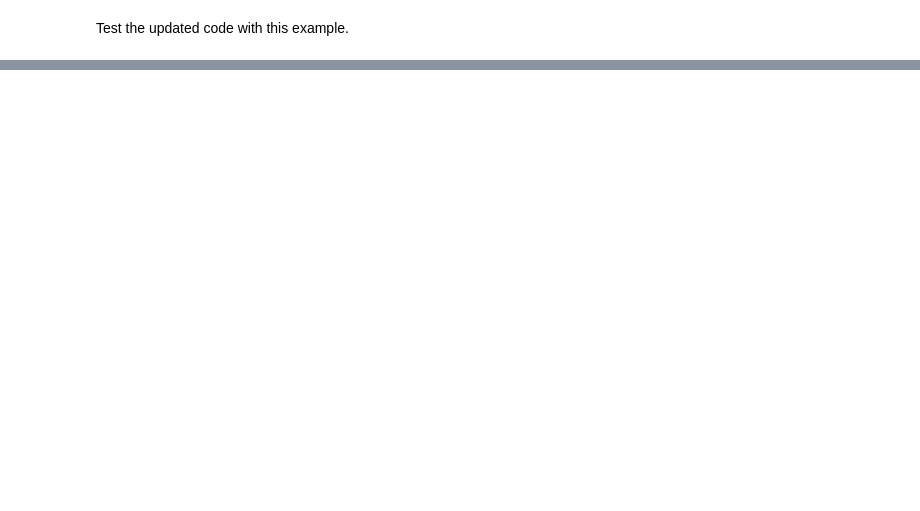
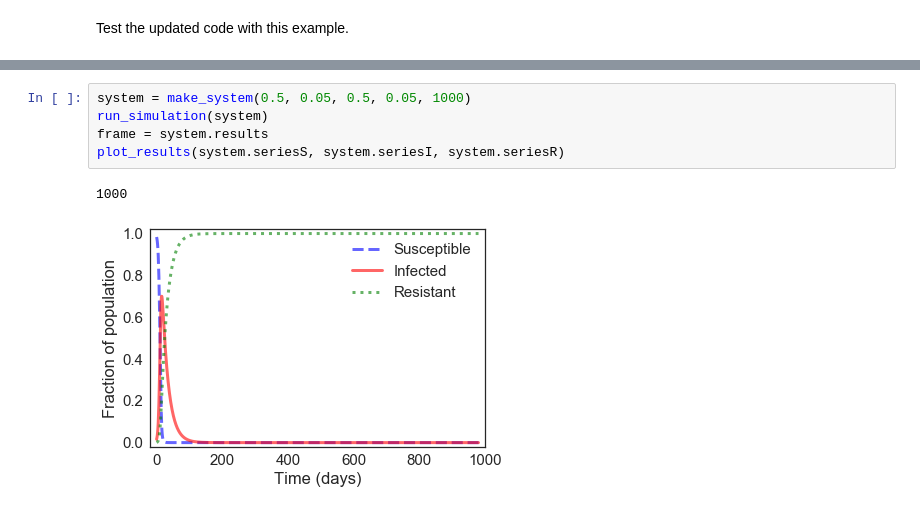
Before and after one commit to NOwolabi/modsim_project_2, a Jupyter notebook: code/Project Brainstorming2.ipynb, the cells around one changed output, grey strips where cells are left out. Drawn from its saved outputs; the diff is of its cells as text; blank space fills up the shorter version.

```diff
--- a/code/Project Brainstorming2.ipynb
+++ b/code/Project Brainstorming2.ipynb
@@ -224,0 +197,8 @@ plot_results(system.seriesS, system.seriesI, system.seriesR)
+# %%
+system = make_system(0.5, 0.05, 0.5, 0.05, 1000)
+run_simulation(system)
+frame = system.results
+plot_results(system.seriesS, system.seriesI, system.seriesR)
+# %% [output]
+1000
+[figure, added]
```
Also changed, not shown: parts of 7 cells of this notebook.
